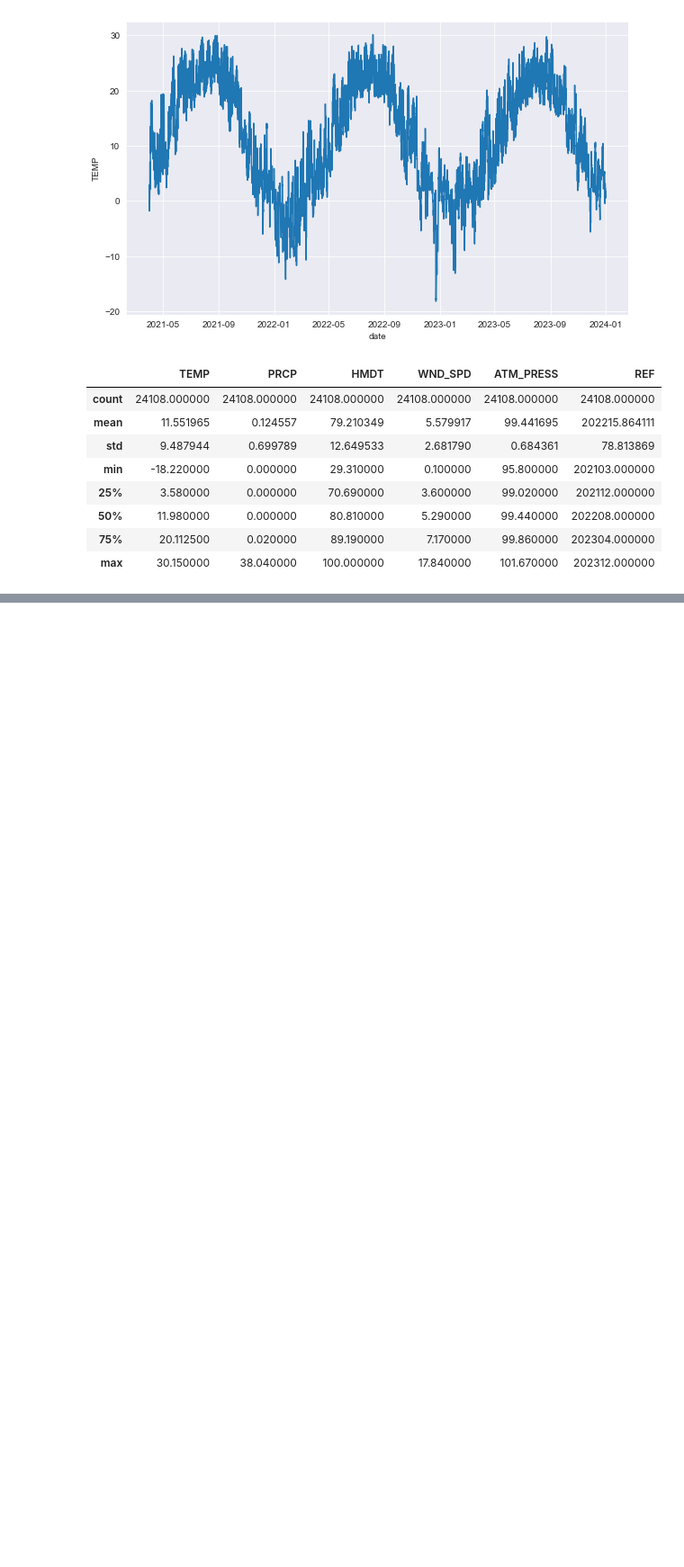
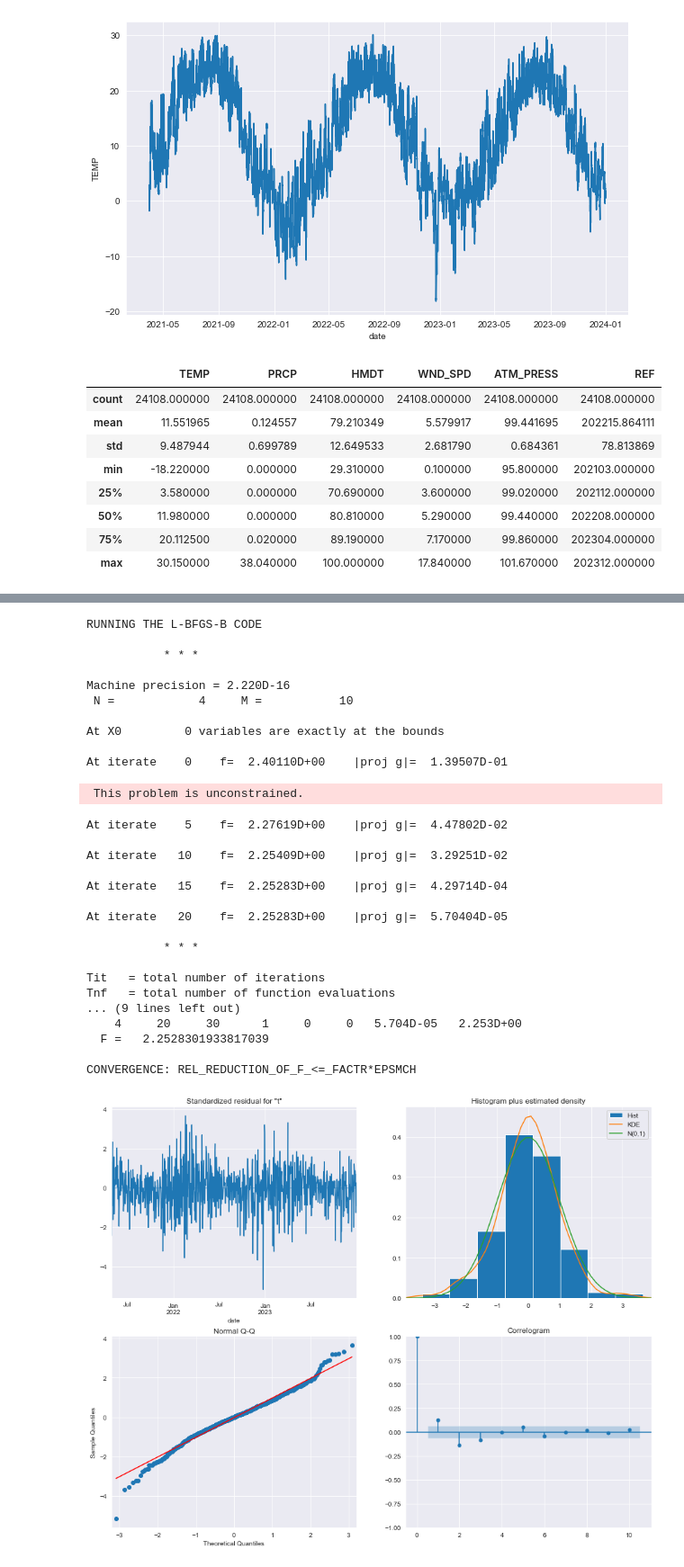
Before and after one commit to smmalik98/Chicago-Weather-Time-Series, a Jupyter notebook: chicago.ipynb, the cells around one changed output, grey strips where cells are left out. Shown at 90% size. Drawn from its saved outputs; the diff is of its cells as text; code cells hidden in the pictures; blank space fills up the shorter version.

```diff
--- a/chicago.ipynb
+++ b/chicago.ipynb
@@ -155,0 +297,41 @@ for param in pdq:
+# %%
+mod = sm.tsa.statespace.SARIMAX(df_step1['temp_pred'],
+                                order=(1,1,1),
+                                seasonal_order=(0, 1, 1, 12),
+                                enforce_stationarity=False,
+                                enforce_invertibility=False)
+
+
+results = mod.fit()
+results.plot_diagnostics(figsize=(15, 12))
+plt.show()
+# %% [output]
+RUNNING THE L-BFGS-B CODE
+
+           * * *
+
+Machine precision = 2.220D-16
+ N =            4     M =           10
+
+At X0         0 variables are exactly at the bounds
+
+At iterate    0    f=  2.40110D+00    |proj g|=  1.39507D-01
+ This problem is unconstrained.
+At iterate    5    f=  2.27619D+00    |proj g|=  4.47802D-02
+
+At iterate   10    f=  2.25409D+00    |proj g|=  3.29251D-02
+
+At iterate   15    f=  2.25283D+00    |proj g|=  4.29714D-04
+
+At iterate   20    f=  2.25283D+00    |proj g|=  5.70404D-05
+
+           * * *
+
+Tit   = total number of iterations
+Tnf   = total number of function evaluations
+... (9 lines left out)
+    4     20     30      1     0     0   5.704D-05   2.253D+00
+  F =   2.2528301933817039
+
+CONVERGENCE: REL_REDUCTION_OF_F_<=_FACTR*EPSMCH
+[figure, added]
```
Also changed, not shown: parts of 11 cells of this notebook.
